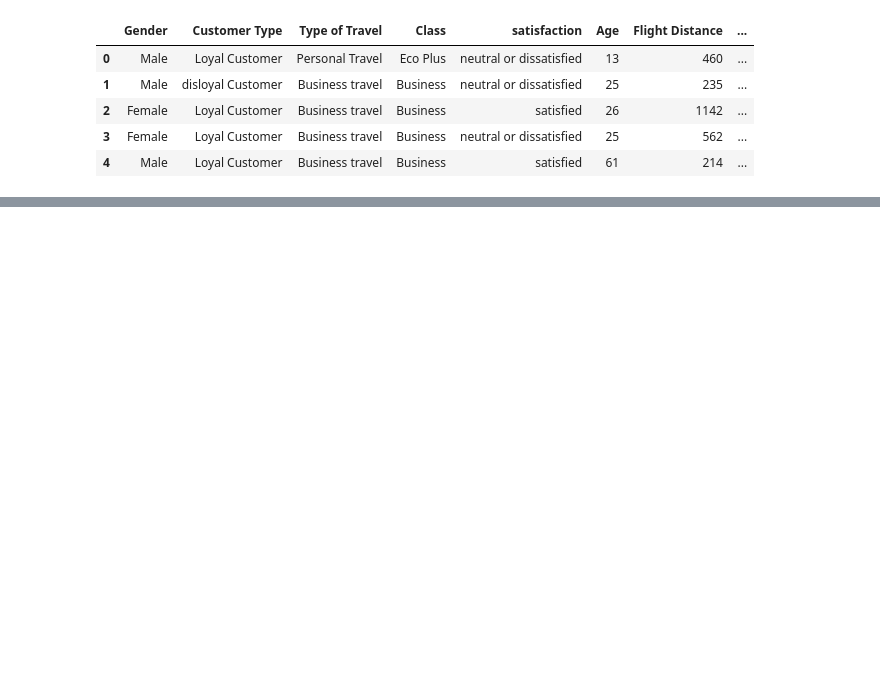
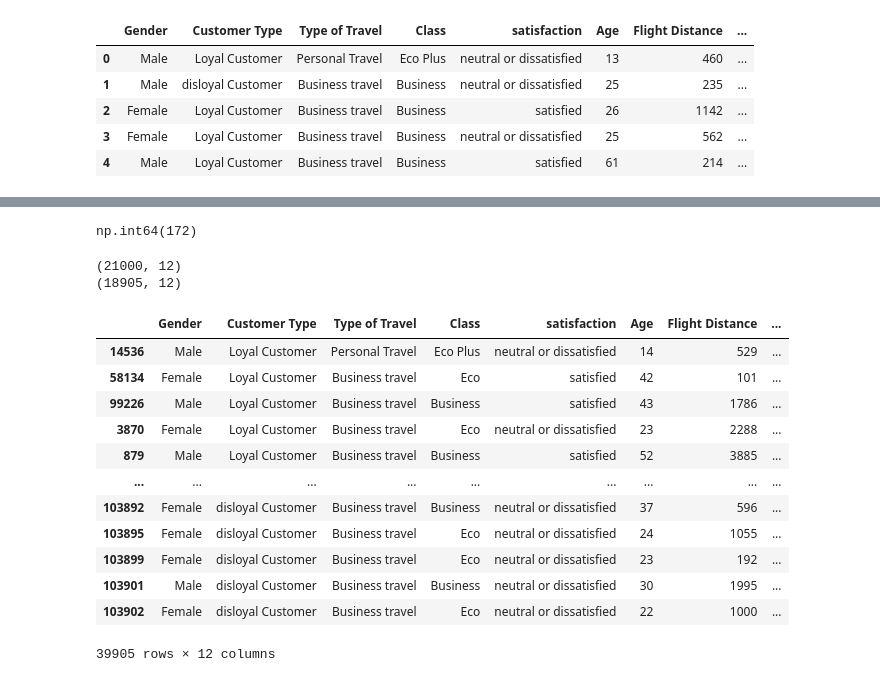
Before and after one commit to jaikrishann/6-month-Data-Sci-Training, a Jupyter notebook: richa/ml/sml/log_reg.ipynb, the cells around one changed output, grey strips where cells are left out. Drawn from its saved outputs; the diff is of its cells as text; code cells hidden in the pictures; blank space fills up the shorter version.

```diff
--- a/richa/ml/sml/log_reg.ipynb
+++ b/richa/ml/sml/log_reg.ipynb
@@ -12,0 +54,35 @@ df.head()
+# %%
+df.dropna(inplace=True)
+# %%
+df.duplicated().sum()
+# %% [output]
+np.int64(172)
+# %%
+df.drop_duplicates(inplace=True)
+# %%
+loyal_customer=df[df['Customer Type']=='Loyal Customer']
+disloyal_customer=df[df['Customer Type']=='disloyal Customer']
+# %%
+loyal_customer=loyal_customer.sample(21000)
+print(loyal_customer.shape)
+print(disloyal_customer.shape)
+# %% [output]
+(21000, 12)
+(18905, 12)
+# %%
+balance_df = pd.concat([loyal_customer,disloyal_customer],axis=0)
+balance_df
+# %% [output]
+|  | Gender | Customer Type | Type of Travel | Class | satisfaction | Age | Flight Distance | ... |
+| 14536 | Male | Loyal Customer | Personal Travel | Eco Plus | neutral or dissatisfied | 14 | 529 | ... |
+| 58134 | Female | Loyal Customer | Business travel | Eco | satisfied | 42 | 101 | ... |
+| 99226 | Male | Loyal Customer | Business travel | Business | satisfied | 43 | 1786 | ... |
+| 3870 | Female | Loyal Customer | Business travel | Eco | neutral or dissatisfied | 23 | 2288 | ... |
+| 879 | Male | Loyal Customer | Business travel | Business | satisfied | 52 | 3885 | ... |
+| ... | ... | ... | ... | ... | ... | ... | ... | ... |
+| 103892 | Female | disloyal Customer | Business travel | Business | neutral or dissatisfied | 37 | 596 | ... |
+| 103895 | Female | disloyal Customer | Business travel | Eco | neutral or dissatisfied | 24 | 1055 | ... |
+| 103899 | Female | disloyal Customer | Business travel | Eco | neutral or dissatisfied | 23 | 192 | ... |
+| 103901 | Male | disloyal Customer | Business travel | Business | neutral or dissatisfied | 30 | 1995 | ... |
+| 103902 | Female | disloyal Customer | Business travel | Eco | neutral or dissatisfied | 22 | 1000 | ... |
+39905 rows × 12 columns
```
Also changed, not shown: parts of 23 cells of this notebook, 11 other files.
